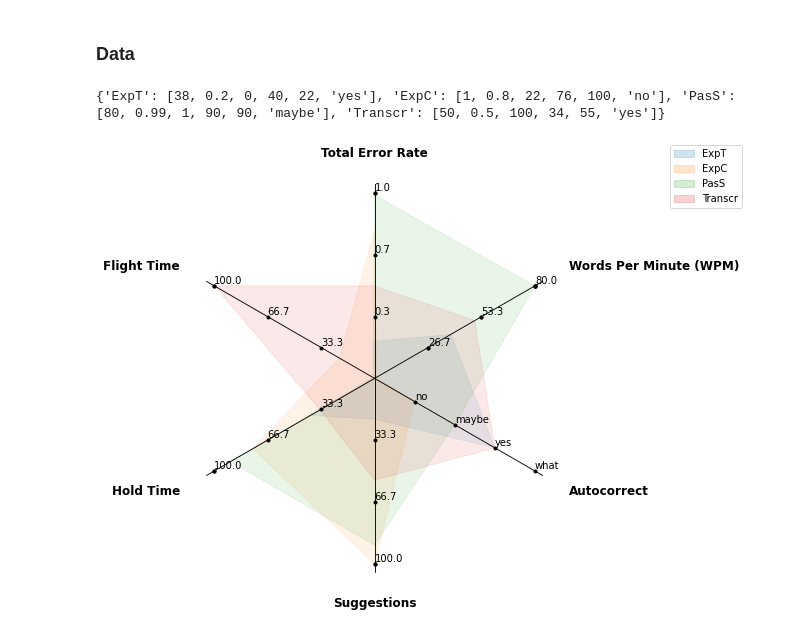
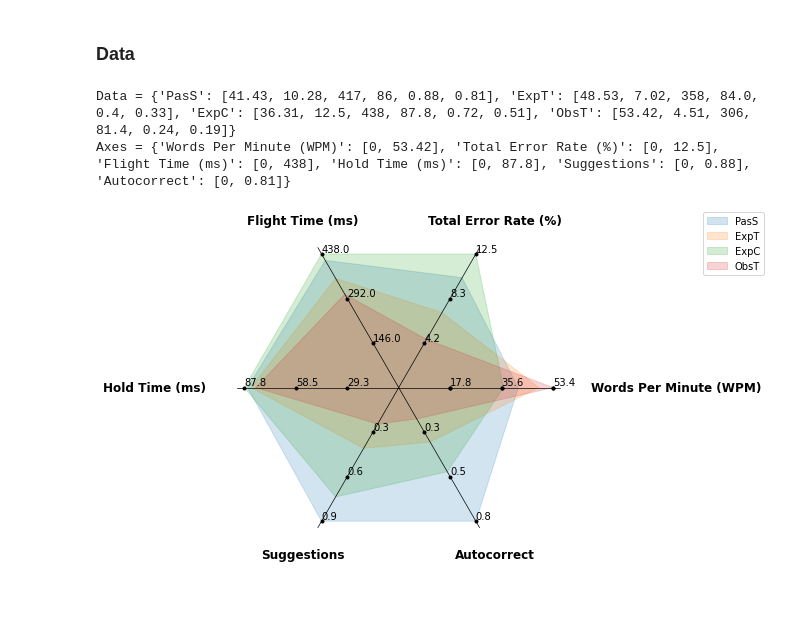
Before and after one commit to davidverweij/data_plots, a Jupyter notebook: notebooks/Radar plots.ipynb, the cells around one changed output. Drawn from its saved outputs; the diff is of its cells as text; code cells hidden in the pictures; blank space fills up the shorter version.

Commit message:
add data and use max values

```diff
--- a/notebooks/Radar plots.ipynb
+++ b/notebooks/Radar plots.ipynb
@@ -13,52 +13,44 @@ from enum import Enum
 # %% [markdown]
 ### Data
 # %%
-plot_axes = {
-    "Words Per Minute (WPM)": [0, 80],
-    "Total Error Rate": [0,1],
-    "Flight Time": [0,100],
-    "Hold Time": [0,100],
-    "Suggestions": [0,100],
-    "Autocorrect": ['no','maybe','yes', 'what'],
+# use 'max_val' to fill in the maximum found value
+plot_axes_input = {
+    "Words Per Minute (WPM)": [0, 'max_val'],
+    "Total Error Rate (%)": [0,'max_val'],
+    "Flight Time (ms)": [0,'max_val'],
+    "Hold Time (ms)": [0,'max_val'],
+    "Suggestions": [0,'max_val'],
+    "Autocorrect": [0,'max_val'],
 }
 
 # the number of columns should match the number of axes
 # order is determined by the defined axes
 
 plot_data = {
-    'ExpT': [38, .2, 0, 40, 22, 'yes'],
-    'ExpC': [1, .8, 22, 76, 100, 'no'],
-    'PasS': [80, .99, 1, 90, 90, 'maybe'],
-    'Transcr': [50, .5, 100, 34, 55, 'yes'],
+    'PasS': [41.43,10.28, 417, 86, 0.88, 0.81],
+    'ExpT': [48.53,7.02, 358, 84.0, 0.40, 0.33],
+    'ExpC': [36.31, 12.50, 438, 87.8,0.72, 0.51],
+    'ObsT': [53.42, 4.51, 306, 81.4, 0.24, 0.19],
 }
 
 n_ordinate_levels = 4
 
-print(plot_data)
 
 
-# plot_axes = {
-#     "Words Per Minute (WPM)": [0, 1],
-#     "Total Error Rate": [0,1],
-#     "Flight Time": [0,1],
-#     "Hold Time": [0,1],
-#     "Suggestions": [0,1],
-#     "Autocorrect": ['no','maybe','yes','come_again?'],
-# }
+# find max values, and apply to plot_axes if required
+max_values = {}
+[max_values.setdefault(title,[]).append(v[i]) for k, v in plot_data.items() for i, title in enumerate(plot_axes.keys())]
+max_values = {k: max(v) for (k, v) in max_values.items()}
+plot_axes = {k:
+             [max_values[k] if subv == 'max_val' else subv for subv in v]
+             for (k, v) in plot_axes_input.items()}
 
-# # the number of columns should match the number of axes
-# # order is determined by the defined axes
 
-# plot_data = {
-#     'ExpT': [.1, .1, .1, .1, .1, 'yes'],
-#     'ExpC': [.33, .33, .33, .33, .33, 'no'],
-#     'PasS': [.67, .67, .67, .67, .67, 'maybe'],
-#     'Transcriptions': [1, 1, 1, 1, 1, 'yes'],
-# }
-
-# n_ordinate_levels = 4
+print(f'Data = {plot_data}')
+print(f'Axes = {plot_axes}')
 # %% [output]
-{'ExpT': [38, 0.2, 0, 40, 22, 'yes'], 'ExpC': [1, 0.8, 22, 76, 100, 'no'], 'PasS': [80, 0.99, 1, 90, 90, 'maybe'], 'Transcr': [50, 0.5, 100, 34, 55, 'yes']}
+Data = {'PasS': [41.43, 10.28, 417, 86, 0.88, 0.81], 'ExpT': [48.53, 7.02, 358, 84.0, 0.4, 0.33], 'ExpC': [36.31, 12.5, 438, 87.8, 0.72, 0.51], 'ObsT': [53.42, 4.51, 306, 81.4, 0.24, 0.19]}
+Axes = {'Words Per Minute (WPM)': [0, 53.42], 'Total Error Rate (%)': [0, 12.5], 'Flight Time (ms)': [0, 438], 'Hold Time (ms)': [0, 87.8], 'Suggestions': [0, 0.88], 'Autocorrect': [0, 0.81]}
 # %%
 # Based on https://datascience.stackexchange.com/questions/6084/how-do-i-create-a-complex-radar-chart
 
@@ -128,6 +120,7 @@ def set_rgrids(self, radii, labels=None, angle=None, fmt=None,
     #     raise ValueError('radial grids must be strictly positive')
 
 
+
     self.set_yticks(radii)
     if labels is not None:
         self.set_yticklabels(labels)
@@ -154,7 +147,6 @@ class ComplexRadar():
         # create lines (not used) and lables for each axis
         _, text = polar_axes[0].set_thetagrids(angles, labels=axes.keys())
 
-
         # generate the tick lables for each axes
         self.tick_labels = gen_axes_labels(axes, n_ordinate_levels)
 
@@ -172,7 +164,7 @@ class ComplexRadar():
             # avoid autoscaling - we're using normalised data anyway
             ax.set_ylim([0,1.05])
 
-            ax.grid(color='black', linewidth=.9)
+            ax.grid(color='black', linewidth=.7, linestyle='-')
             ax.grid(False, axis='y')
             ax.tick_params(pad=20)
 
@@ -210,22 +202,24 @@ class ComplexRadar():
 # %%
 
 # all in one plot
-fig = plt.figure(figsize=(6,6))
-radar = ComplexRadar(fig, plot_axes, rotation=30)
+fig = plt.figure(figsize=(5,5))
+radar = ComplexRadar(fig, plot_axes, rotation=0)
 matlibcolors = plt.rcParams['axes.prop_cycle'].by_key()['color']
 
 legend_handles = []
 
 for i, (k, v) in enumerate(plot_data.items()):
-    radar.fill(v, alpha=0.1, color=matlibcolors[i])
+    radar.fill(v, alpha=0.2, color=matlibcolors[i])
 #   radar.plot(v, alpha=0.5, color=matlibcolors[i])
     legend_handles.append(
         mpatches.Patch(color=matlibcolors[i], alpha=0.2, label=k)
     )
 
 fig.legend(handles=legend_handles)
+bbox = fig.get_tightbbox(fig.canvas.get_renderer())
+plt.savefig(f'complex_radar_combined.png',bbox_inches=bbox, dpi=72)
 plt.show()
 # %% [output]
-[figure, old version]
+[figure, new version]
 # %%
 # seperate plots
```
Also changed, not shown: parts of 1 cell of this notebook, 1 other file.
